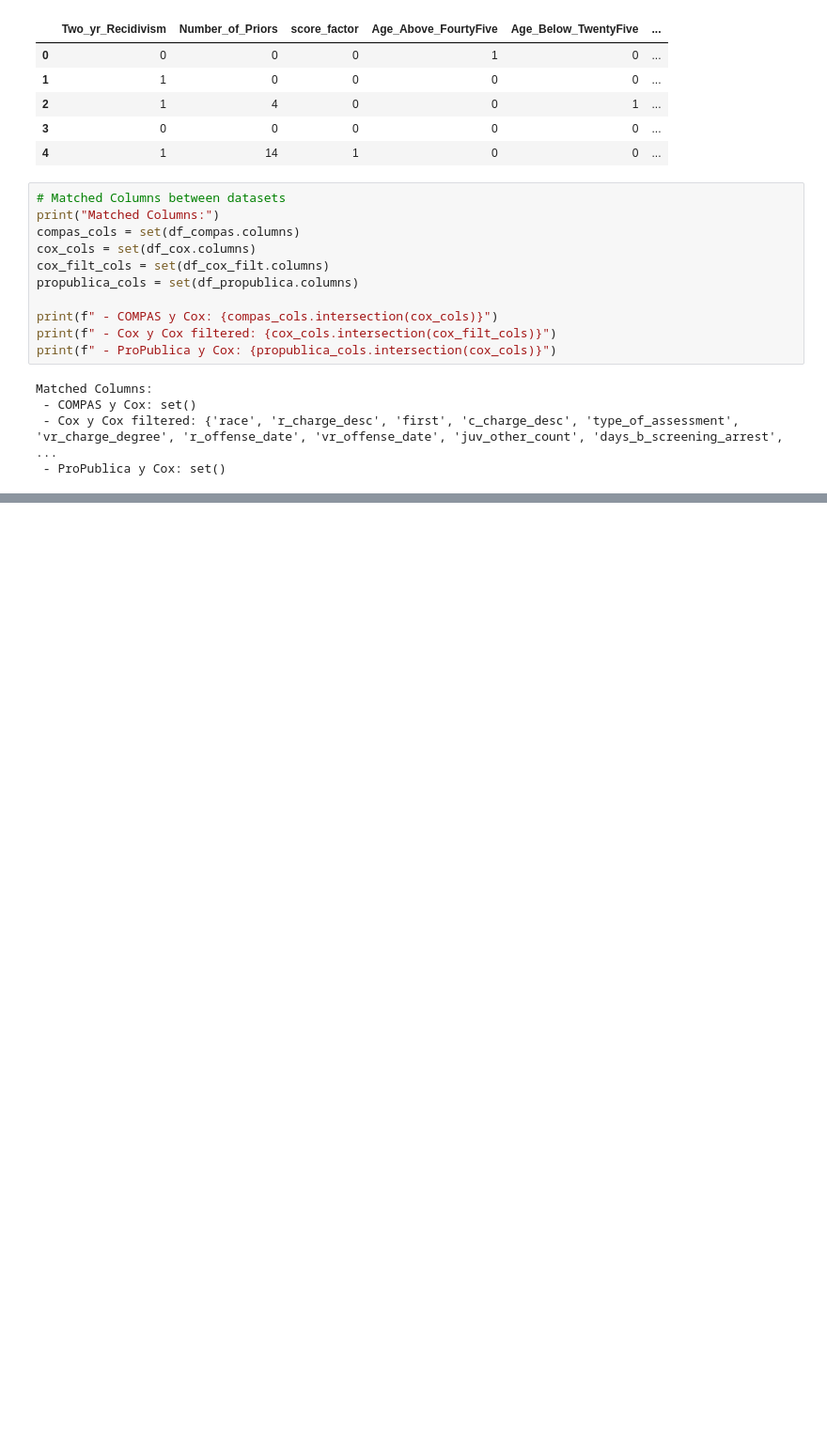
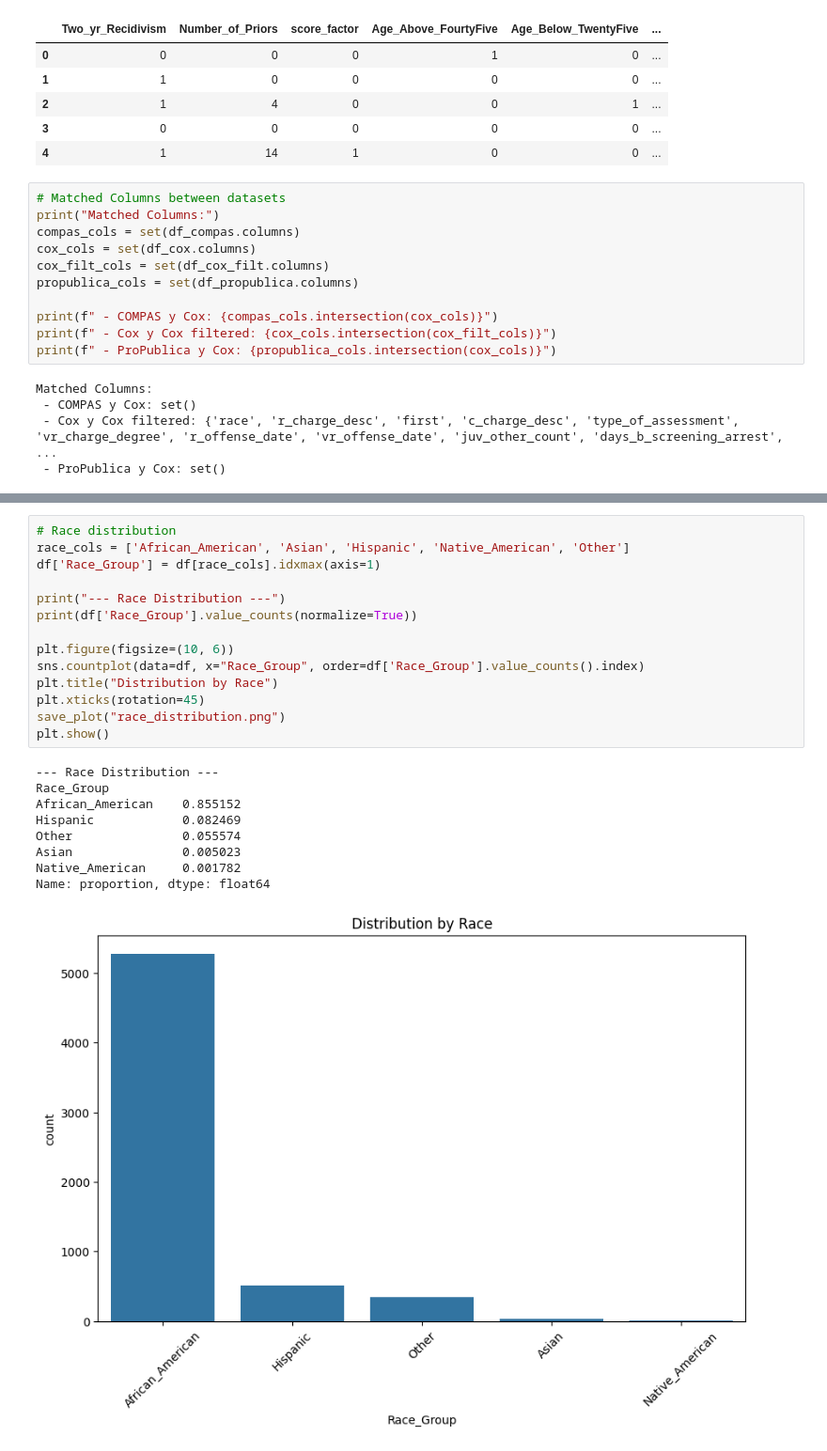
Before and after one commit to MelissaPerez09/fair-ai-compass, a Jupyter notebook: src/main.ipynb, the cells around one changed output, grey strips where cells are left out. Shown at 94% size. Saved outputs shown, nothing was run; the diff lists cells and outputs as text; blank space fills up the shorter version.

```diff
--- a/src/main.ipynb
+++ b/src/main.ipynb
@@ -88,0 +143,24 @@ Matched Columns:
+# %%
+# Race distribution
+race_cols = ['African_American', 'Asian', 'Hispanic', 'Native_American', 'Other']
+df['Race_Group'] = df[race_cols].idxmax(axis=1)
+
+print("--- Race Distribution ---")
+print(df['Race_Group'].value_counts(normalize=True))
+
+plt.figure(figsize=(10, 6))
+sns.countplot(data=df, x="Race_Group", order=df['Race_Group'].value_counts().index)
+plt.title("Distribution by Race")
+plt.xticks(rotation=45)
+save_plot("race_distribution.png")
+plt.show()
+# %% [output]
+--- Race Distribution ---
+Race_Group
+African_American    0.855152
+Hispanic            0.082469
+Other               0.055574
+Asian               0.005023
+Native_American     0.001782
+Name: proportion, dtype: float64
+[figure, added]
```
Also changed, not shown: parts of 12 cells of this notebook, 7 other files.
